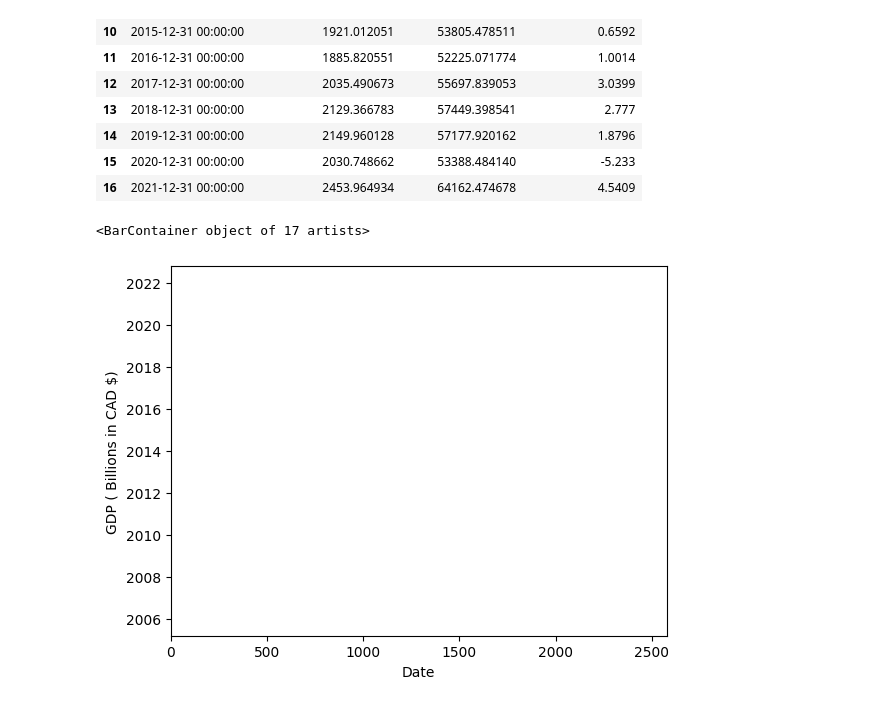
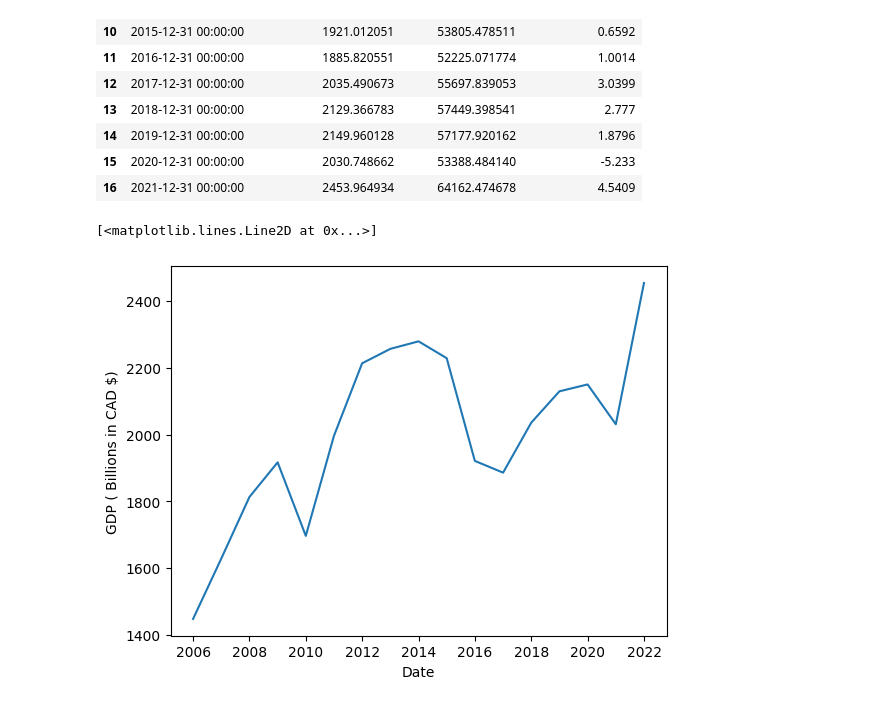
Before and after one commit to nishprojects/Capstone-RealEstateTrends, a Jupyter notebook: canada-gdp-gross-domestic-product1.ipynb, the cells around one changed output. Drawn from its saved outputs; the diff is of its cells as text; code cells hidden in the pictures.

```diff
--- a/canada-gdp-gross-domestic-product1.ipynb
+++ b/canada-gdp-gross-domestic-product1.ipynb
@@ -1,9 +1,6 @@
 # %%
 import pandas as pd
-import os
-os.chdir('C:/Users/575774/MyProject/RealEstateMarketTrends/Source')
-
-df=pd.read_excel('canada-gdp-gross-domestic-product.xlsx')
+df=pd.read_excel('./canada-gdp-gross-domestic-product.xlsx')
 # %%
 df.columns
 # %% [output]
@@ -229,13 +226,13 @@ df
 # %%
 import matplotlib.pyplot as plt
 x = df['Date']
 y = df['GDP ( Billions in CAD $)']
 plt.xlabel('Date')
 plt.ylabel('GDP ( Billions in CAD $)')
-plt.barh(x,y)
+plt.plot(x,y)
 # %% [output]
-<BarContainer object of 17 artists>
+[<matplotlib.lines.Line2D at 0x...>]
-[figure, old version]
+[figure, new version]
 # %%
 import pyodbc
 
```
Also changed, not shown: parts of 2 cells of this notebook, 7 other files.
